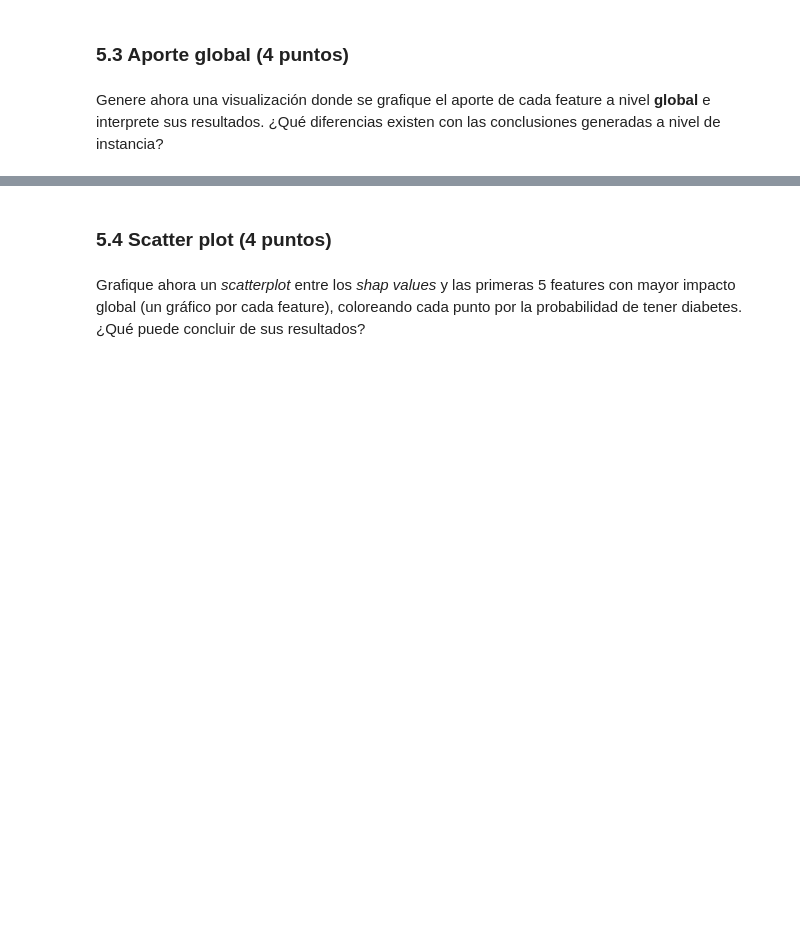
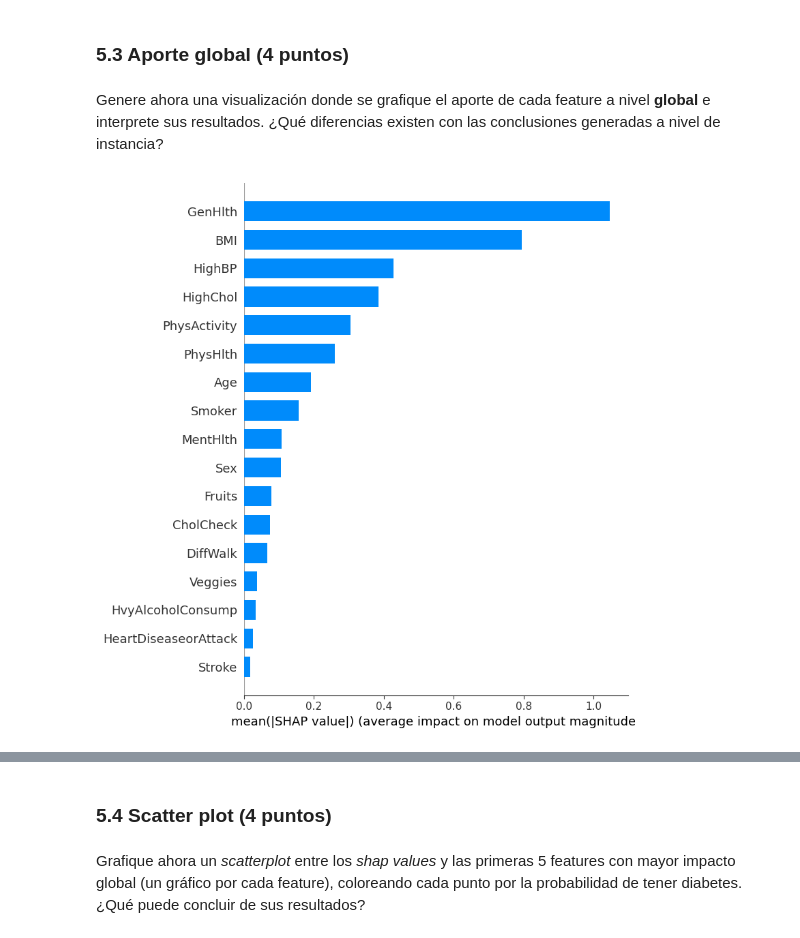
Before and after one commit to Geral37/MDS7202, a Jupyter notebook: Laboratorios/Lab 10 - Interpretabilidad/Lab10.ipynb, the cells around one changed output, grey strips where cells are left out. Saved outputs shown, nothing was run; the diff lists cells and outputs as text; code cells hidden in the pictures; blank space fills up the shorter version.

```diff
--- a/Laboratorios/Lab 10 - Interpretabilidad/Lab10.ipynb
+++ b/Laboratorios/Lab 10 - Interpretabilidad/Lab10.ipynb
@@ -445,3 +494,6 @@ warnings.filterwarnings("ignore", message=".*The 'nopython' keyword.*")
 Genere ahora una visualización donde se grafique el aporte de cada feature a nivel **global** e interprete sus resultados. ¿Qué diferencias existen con las conclusiones generadas a nivel de instancia?
 # %%
 # Inserte código para generar gráficos de aporte global aquí
+shap.summary_plot(shap_values, X, plot_type="bar")
+# %% [output]
+[figure, added]
```
Also changed, not shown: parts of 9 cells of this notebook.
